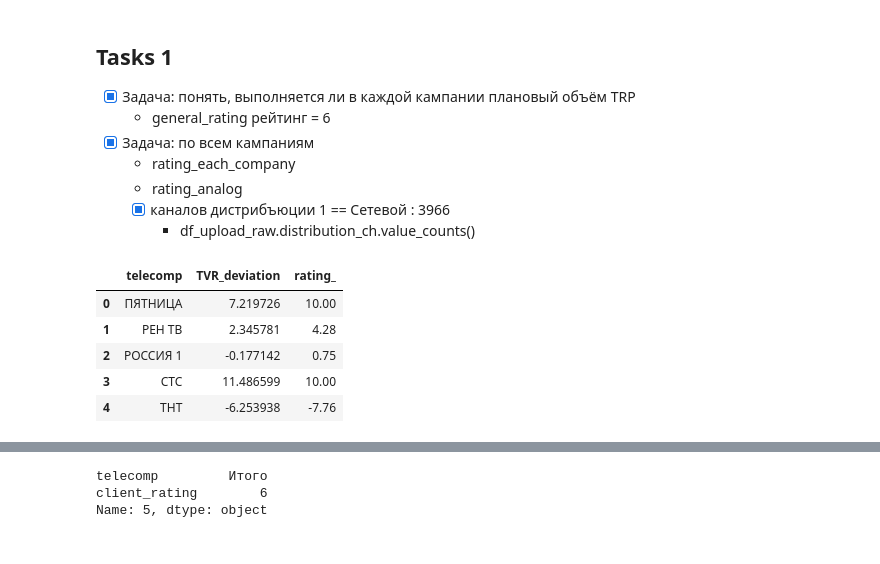
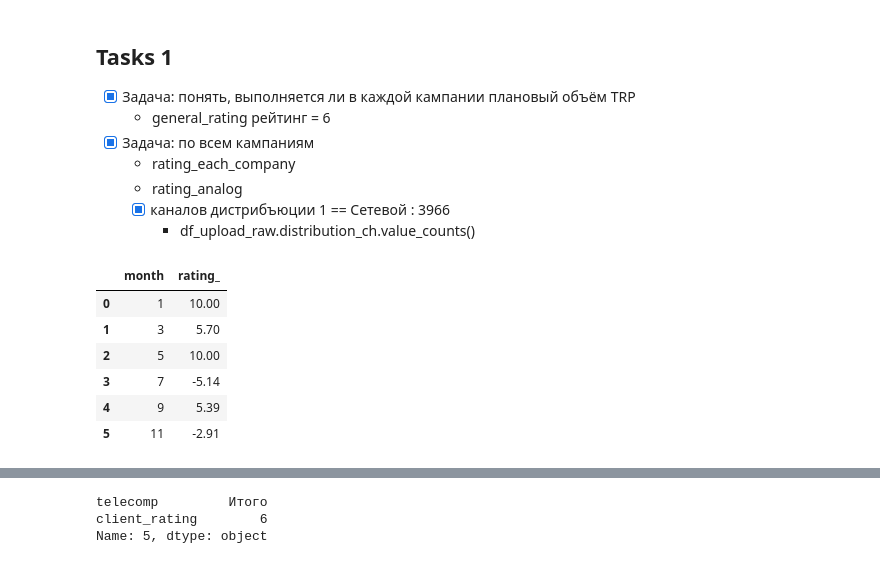
Before and after one commit to Nick2201/TRP_rate_system, a Jupyter notebook: TRP_rate_system/src/data_show.ipynb, the cells around one changed output, grey strips where cells are left out. Drawn from its saved outputs; the diff is of its cells as text; code cells hidden in the pictures.

```diff
--- a/TRP_rate_system/src/data_show.ipynb
+++ b/TRP_rate_system/src/data_show.ipynb
@@ -117,39 +118,27 @@ def calculate_rating(deviation):
 # %%
 def make_compare_df(group_by_value):
     df_compare=(
         pd.merge(melted_df1,df_group_upload,on=['telecomp','month'])
         .groupby(group_by_value).agg(
             plan=('plan','sum'),
             fact=('TVR','sum')).reset_index()
         )
     df_compare[['fact','plan']] = df_compare[['fact','plan']].apply(pd.to_numeric)
     df_compare['TVR_deviation'] = (df_compare['fact'] - df_compare['plan']) / df_compare['plan'] * 100
 
 
     return df_compare
 
-df_compare=(
-    pd.merge(melted_df1,df_group_upload,on=['telecomp','month'])
-    .groupby(['telecomp']).agg(
-        plan=('plan','sum'),
-        fact=('TVR','sum')).reset_index()
-    )
-
-df_compare['TVR_deviation'] = (df_compare['fact'] - df_compare['plan']) / df_compare['plan'] * 100
-categories = [-float('inf'),-10,-5,0,5,10, float('inf')]
-ratings = [0, 2, 4, 6, 8,10]
-
-
-df_compare['client_rating'] = pd.cut(df_compare['TVR_deviation'], bins=categories, labels=ratings)
-customer_rating = df_compare[['telecomp','TVR_deviation']].rename(columns={'TVR_deviation':'customer_rating'})
-rating_each_company= df_compare[['telecomp','client_rating']]
+df_compare = make_compare_df(['month'])
 
 df_compare['rating_'] = df_compare['TVR_deviation'].apply(calculate_rating)
-df_compare[['telecomp','TVR_deviation','rating_']]
+group_by_company = df_compare[['month','rating_']]
+group_by_company
 # %% [output]
-|  | telecomp | TVR_deviation | rating_ |
-| 0 | ПЯТНИЦА | 7.219726 | 10.00 |
-| 1 | РЕН ТВ | 2.345781 | 4.28 |
-| 2 | РОССИЯ 1 | -0.177142 | 0.75 |
-| 3 | СТС | 11.486599 | 10.00 |
-| 4 | ТНТ | -6.253938 | -7.76 |
+|  | month | rating_ |
+| 0 | 1 | 10.00 |
+| 1 | 3 | 5.70 |
+| 2 | 5 | 10.00 |
+| 3 | 7 | -5.14 |
+| 4 | 9 | 5.39 |
+| 5 | 11 | -2.91 |
```
Also changed, not shown: parts of 6 cells of this notebook.
